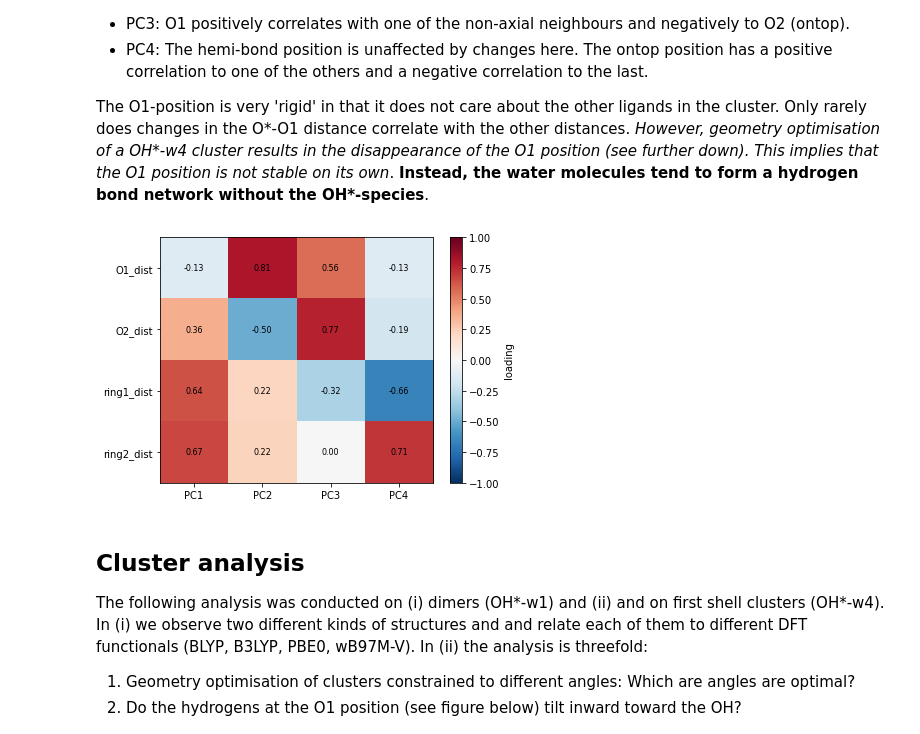
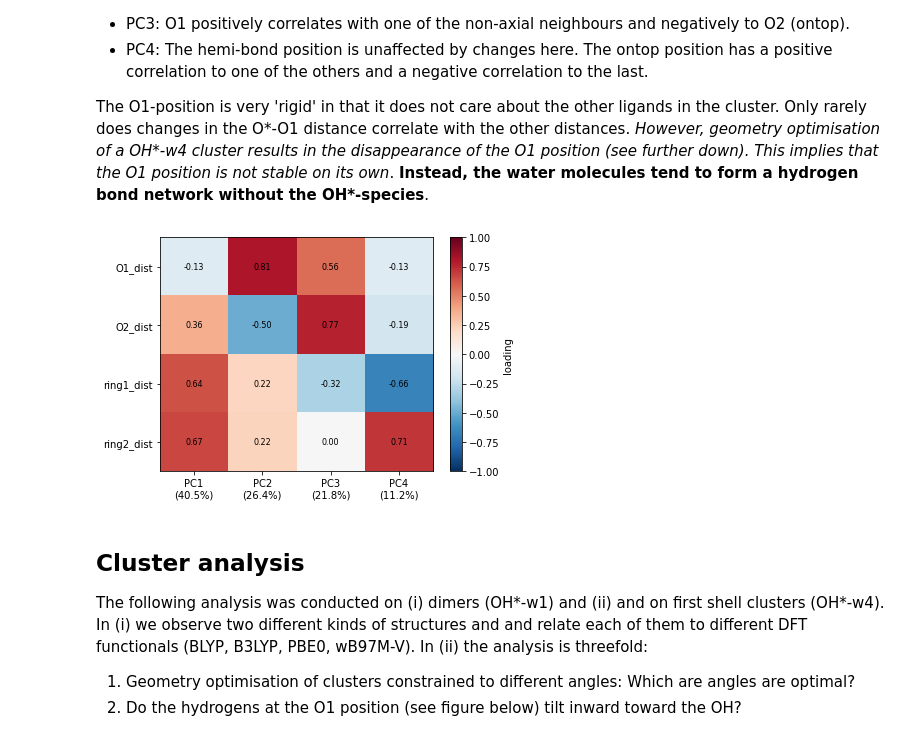
Before and after one commit to viktorsvahn/water, a Jupyter notebook: hydroxyl/OH_radical.ipynb, the cells around one changed output. Cells and saved outputs as stored; diff of their text form; code cells hidden in the pictures.

Commit message:
Added variance ratios to loadings plot

```diff
--- a/hydroxyl/OH_radical.ipynb
+++ b/hydroxyl/OH_radical.ipynb
@@ -501,22 +501,26 @@ The O1-position is very 'rigid' in that it does not care about the other ligands
 # %%
 loadings = pd.DataFrame(
     pca.components_.T,
     index=clean.columns,
     columns=[f'PC{i+1}' for i in range(pca.components_.shape[0])],
 )
 
+xticklabels = [
+    f'{pc}\n({var:.1%})' for pc, var in zip(loadings.columns, pca.explained_variance_ratio_)
+]
+
 fig, ax = plt.subplots()
 im = ax.imshow(loadings.values, cmap='RdBu_r', vmin=-1, vmax=1, aspect='auto')
 ax.set_xticks(range(loadings.shape[1]))
-ax.set_xticklabels(loadings.columns)
+ax.set_xticklabels(xticklabels)
 ax.set_yticks(range(loadings.shape[0]))
 ax.set_yticklabels(loadings.index)
 for (i, j), v in np.ndenumerate(loadings.values):
     ax.text(j, i, f'{v:.2f}', ha='center', va='center', fontsize=8)
 fig.colorbar(im, ax=ax, label='loading')
 plt.tight_layout()
 # %% [output]
-[figure, old version]
+[figure, new version]
 # %% [markdown]
 ## Cluster analysis
 The following analysis was conducted on (i) dimers (OH*-w1) and (ii) and on first shell clusters (OH*-w4). In (i) we observe two different kinds of structures and and relate each of them to different DFT functionals (BLYP, B3LYP, PBE0, wB97M-V). In (ii) the analysis is threefold:
```
